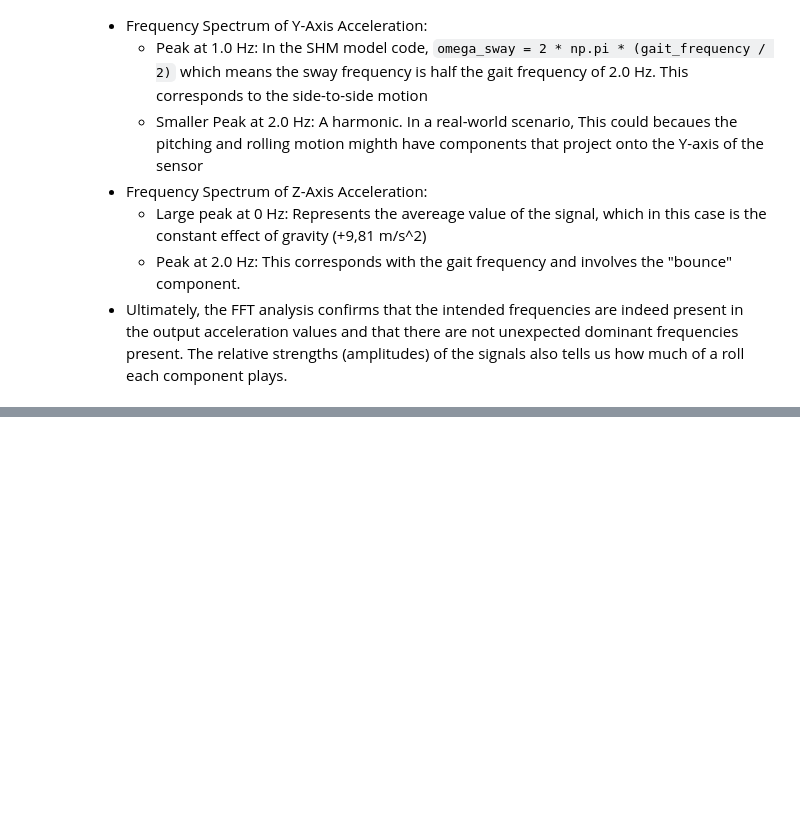
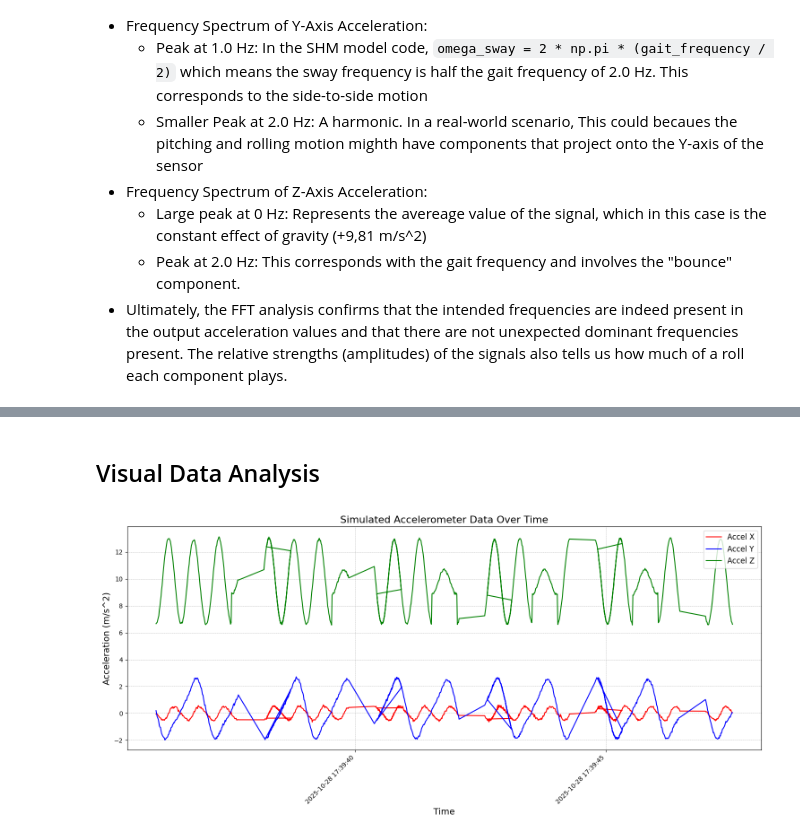
Before and after one commit to akshikari/sensor-data-processing-sim, a Jupyter notebook: data/qa_analysis/accelerometer_gen_data_qa.ipynb, the cells around one changed output, grey strips where cells are left out. Saved outputs shown, nothing was run; the diff lists cells and outputs as text; code cells hidden in the pictures; blank space fills up the shorter version.

Commit message:
Added tests and jupyter high-level QA of anomalous data

```diff
--- a/data/qa_analysis/accelerometer_gen_data_qa.ipynb
+++ b/data/qa_analysis/accelerometer_gen_data_qa.ipynb
@@ -163,0 +174,15 @@ else:
+# %%
+# Create starting parameters
+# Can modify these as needed for testing purposes
+z_amp_modifier = 0.3 # None
+time_drift_offset = 0.001 # None
+step_time_delay = 0.5 # None
+anomalous_params = AnomalousDataModifierParams(z_amp_modifier, time_drift_offset, step_time_delay, step_frequency=4)
+# %%
+# Generate data
+anom_data_gen_start_ts = time.perf_counter()
+anom_data_df = generate_data(frequency=sample_frequency, total_time=total_time, start_time=start_ts, generate_data_params=params, anomalous_data_params=anomalous_params)
+anom_data_gen_duration = time.perf_counter() - anom_data_gen_start_ts
+print(f"Time to generate {len(anom_data_df)} records: {anom_data_gen_duration:.4f} seconds")
+print("\nDataFrame Info:")
+anom_data_df.info()
@@ -163,0 +205,23 @@ else:
+# %% [markdown]
+## Visual Data Analysis
+# %%
+# Visual Data Analysis
+anom_subset_df = anom_data_df.iloc[:sample_frequency * 10] # Just the first 10 seconds of data
+plt.figure(figsize=(15,7))
+
+plt.plot(anom_subset_df["timestamp"], anom_subset_df["accel_x"], label="Accel X", color="red", linewidth=1.5)
+plt.plot(anom_subset_df["timestamp"], anom_subset_df["accel_y"], label="Accel Y", color="blue", linewidth=1.5)
+plt.plot(anom_subset_df["timestamp"], anom_subset_df["accel_z"], label="Accel Z", color="green", linewidth=1.5)
+
+plt.xlabel("Time", fontsize=14)
+plt.ylabel("Acceleration (m/s^2)", fontsize=14)
+plt.title("Simulated Accelerometer Data Over Time", fontsize=16)
+plt.legend(loc="upper right", fontsize=12)
+plt.xticks(rotation=45, ha="right")
+plt.gca().xaxis.set_major_formatter(mdates.DateFormatter('%Y-%m-%d %H:%M:%S'))
+plt.gca().xaxis.set_major_locator(mdates.AutoDateLocator(minticks=5, maxticks=10))
+plt.grid(True, which='both', linestyle='--', linewidth=0.5)
+plt.tight_layout()
+plt.show()
+# %% [output]
+[figure, added]
```
Also changed, not shown: parts of 12 cells of this notebook, 1 other file.
